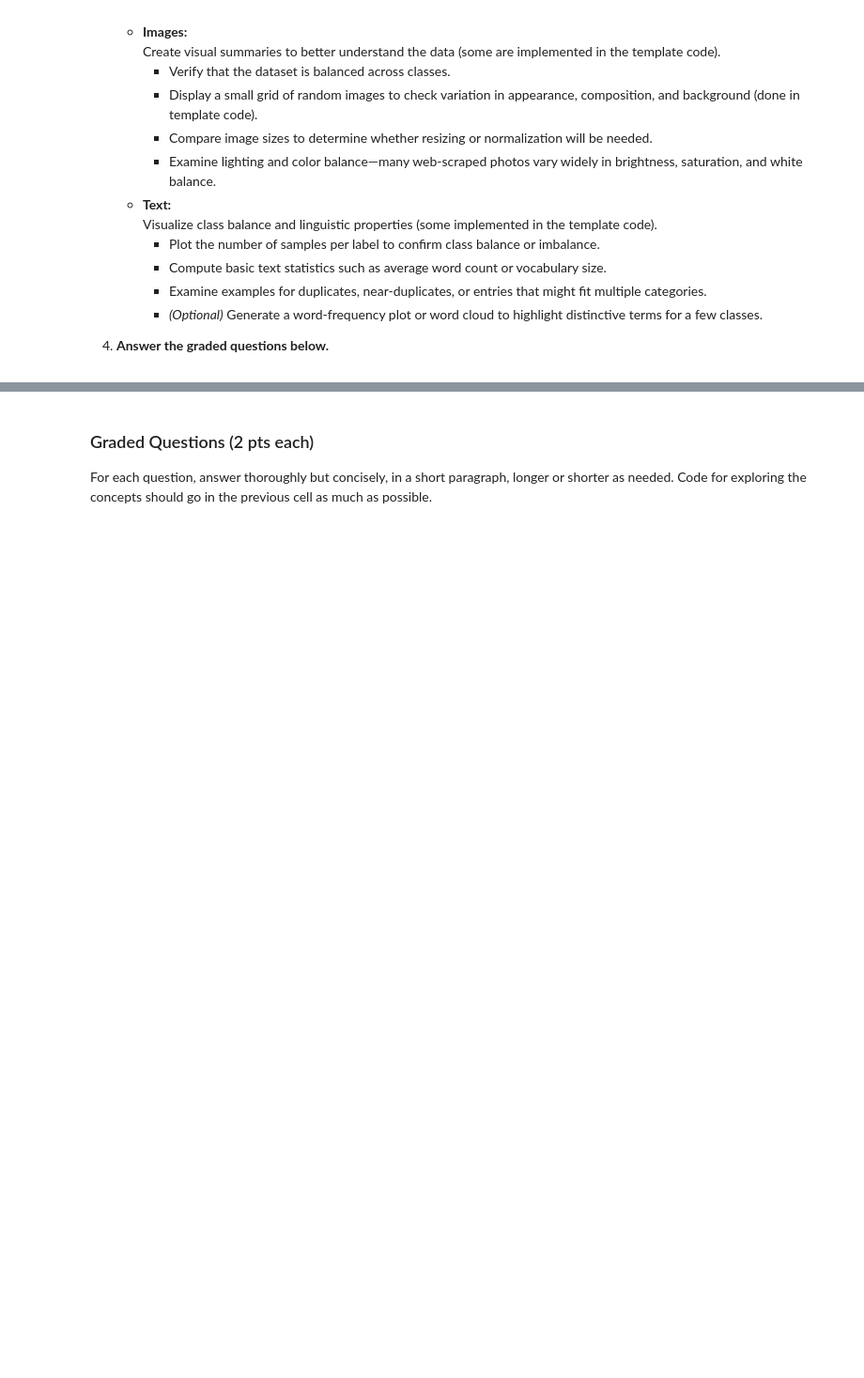
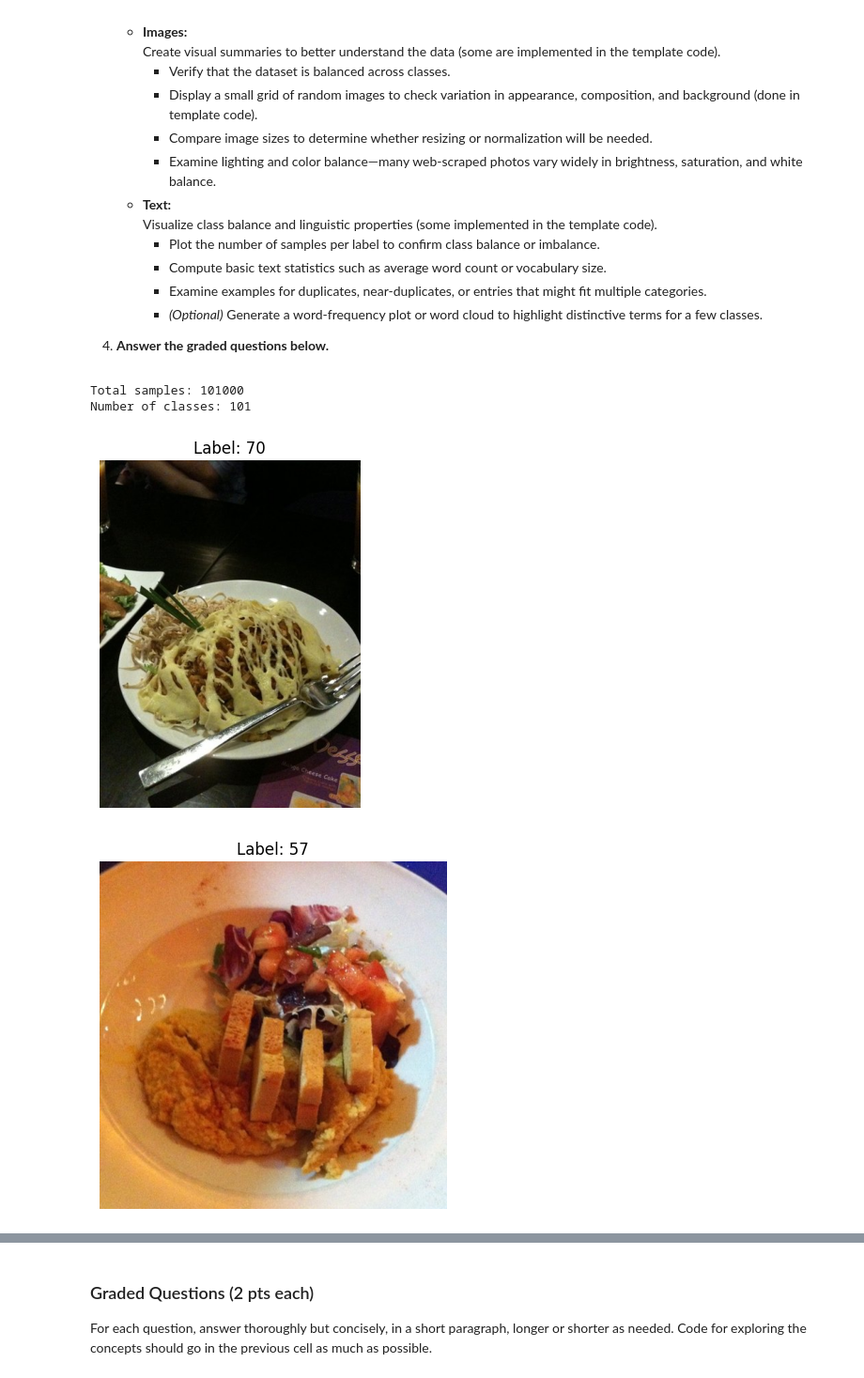
Before and after one commit to tlevash23/MachineLearning703, a Jupyter notebook: Milestone_01.ipynb, the cells around one changed output, grey strips where cells are left out. Shown at 94% size. Cells and saved outputs as stored; diff of their text form; code cells hidden in the pictures; blank space fills up the shorter version.

```diff
--- a/Milestone_01.ipynb
+++ b/Milestone_01.ipynb
@@ -383,3 +383,26 @@ By the end of this Milestone notebook, you should be able to explain what makes
 # %%
 # Your code here, add as many cells as you like. Provide organization and structure by appropriate comments, labels, and variable names. Explain what
 # you are doing in case you come back to this in a year.
+
+# Food EDA
+
+# Samples and Classes
+print("Total samples:", len(food_all))
+print("Number of classes:", len(set(food_all["label"])))
+# %% [output]
+Total samples: 101000
+Number of classes: 101
+# %%
+# Records and Samples
+
+import random
+
+for _ in range(5):
+    idx = random.randint(0, len(food_all)-1)
+    plt.imshow(food_all[idx]["image"])
+    plt.title(f"Label: {food_all[idx]['label']}")
+    plt.axis("off")
+    plt.show()
+# %% [output]
+[figure, added]
+[figure, added]
```
Also changed, not shown: parts of 13 cells of this notebook.
